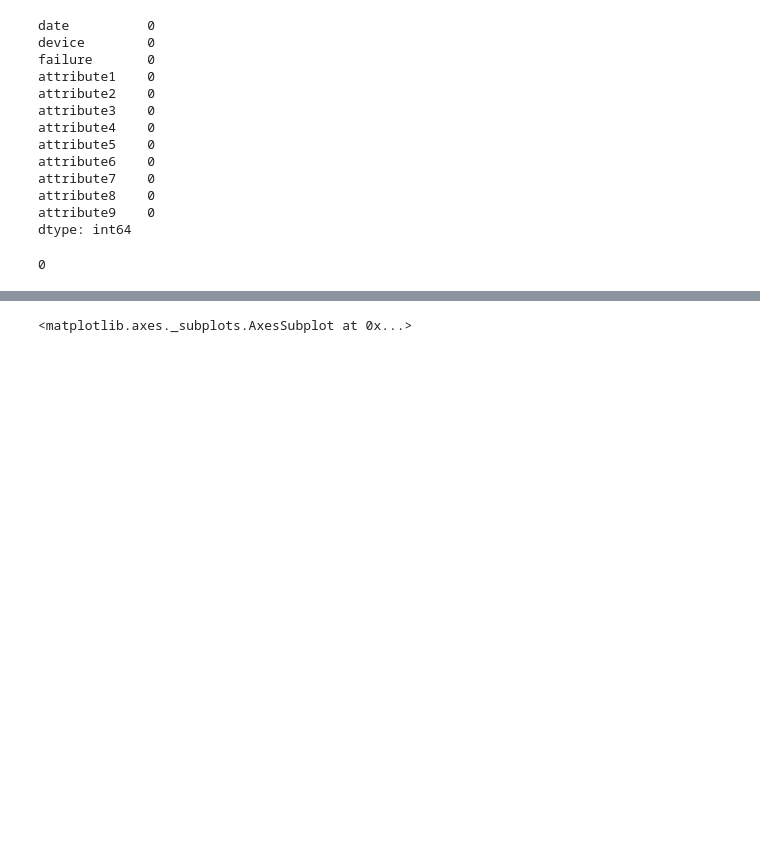
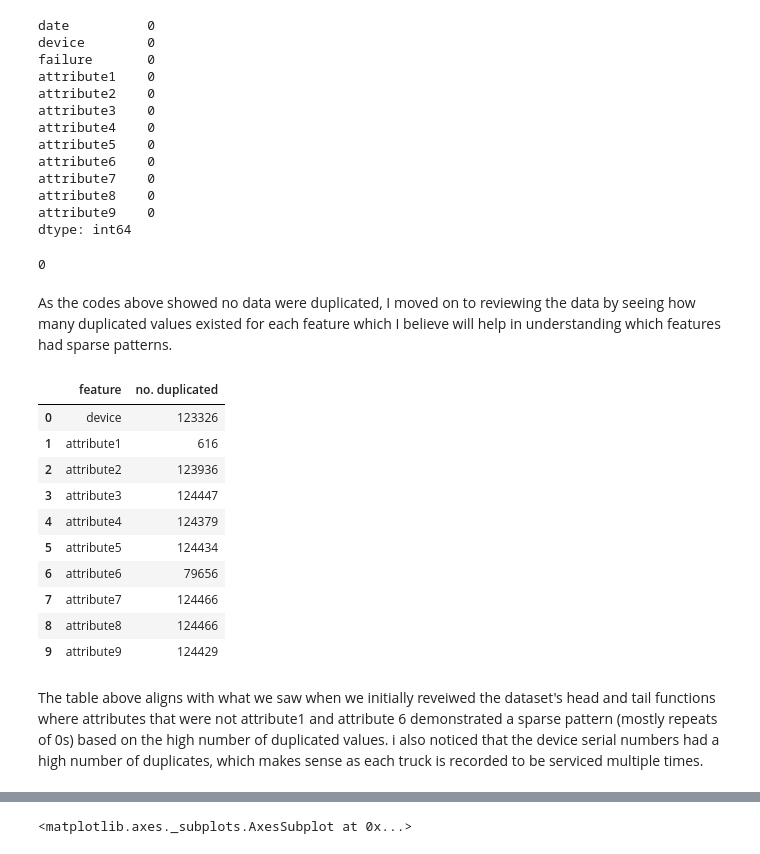
Before and after one commit to kvan493/Device_Failure, a Jupyter notebook: Device_Failure_2.ipynb, the cells around one changed output, grey strips where cells are left out. Saved outputs shown, nothing was run; the diff lists cells and outputs as text; code cells hidden in the pictures; blank space fills up the shorter version.

```diff
--- a/Device_Failure_2.ipynb
+++ b/Device_Failure_2.ipynb
@@ -99,6 +103,39 @@ dtype: int64
 df.duplicated().sum()
 # %% [output]
 0
+# %% [markdown]
+As the codes above showed no data were duplicated, I moved on to reviewing the data by seeing how many duplicated values existed for each feature which I believe will help in understanding which features had sparse patterns.
+# %%
+#Checking the number of duplicates for each feature
+col = ['device', 'attribute1', 'attribute2',
+       'attribute3', 'attribute4', 'attribute5',
+       'attribute6', 'attribute7', 'attribute8',
+       'attribute9']
+
+dup = []
+
+for c in col:
+    dup.append(df[c].duplicated().sum())
+
+dup_df = pd.DataFrame(columns = ['feature', 'no. duplicated'])
+dup_df['feature'] = col
+dup_df['no. duplicated'] = dup
+# %%
+dup_df
+# %% [output]
+|  | feature | no. duplicated |
+| 0 | device | 123326 |
+| 1 | attribute1 | 616 |
+| 2 | attribute2 | 123936 |
+| 3 | attribute3 | 124447 |
+| 4 | attribute4 | 124379 |
+| 5 | attribute5 | 124434 |
+| 6 | attribute6 | 79656 |
+| 7 | attribute7 | 124466 |
+| 8 | attribute8 | 124466 |
+| 9 | attribute9 | 124429 |
+# %% [markdown]
+The table above aligns with what we saw when we initially reveiwed the dataset's head and tail functions where attributes that were not attribute1 and attribute 6 demonstrated a sparse pattern (mostly repeats of 0s) based on the high number of duplicated values. i also noticed that the device serial numbers had a high number of duplicates, which makes sense as each truck is recorded to be serviced multiple times.
 # %%
 #Checking how many times a device was recorded (in use)
 df['device'].value_counts()
```
Also changed, not shown: parts of 28 cells of this notebook.
